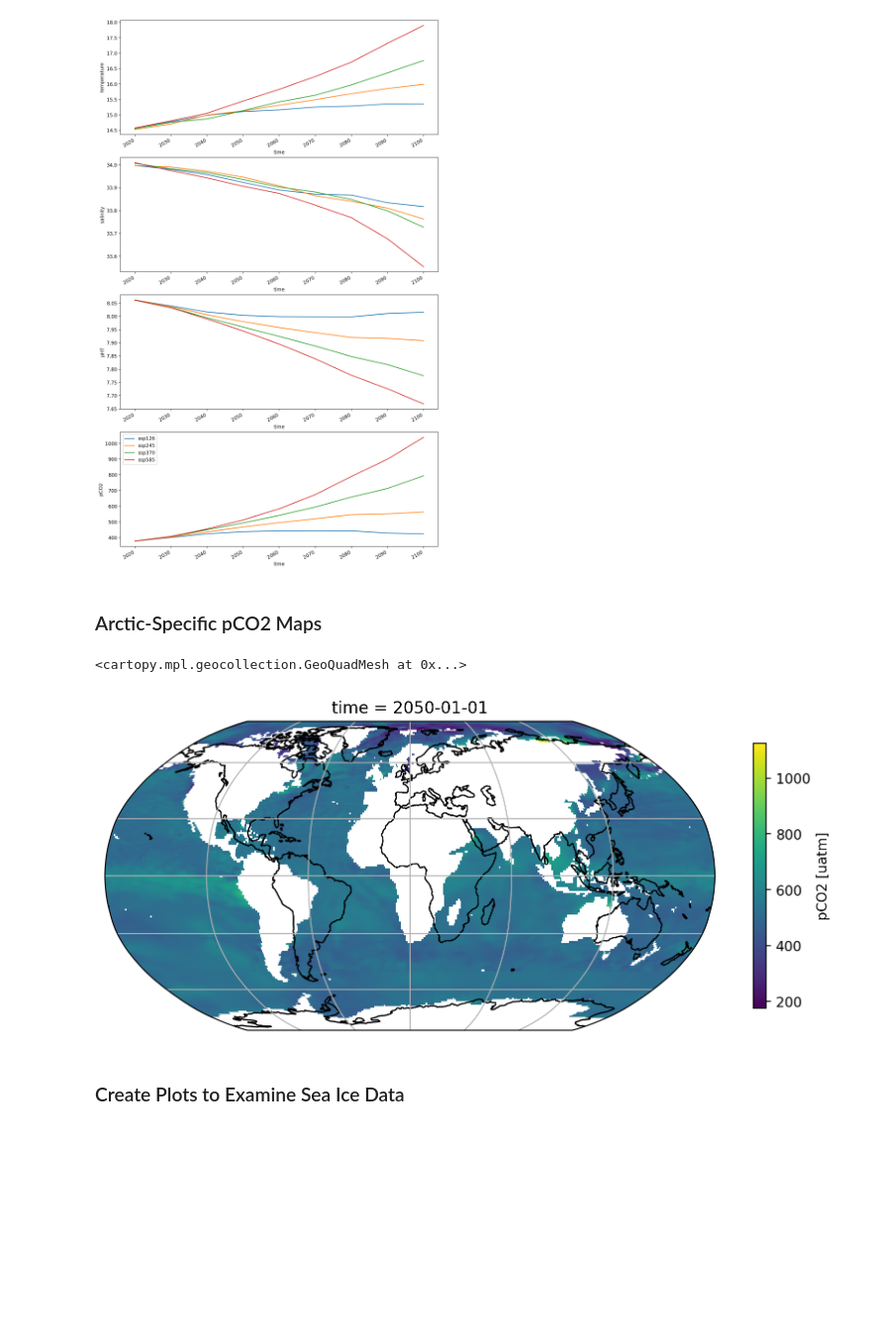
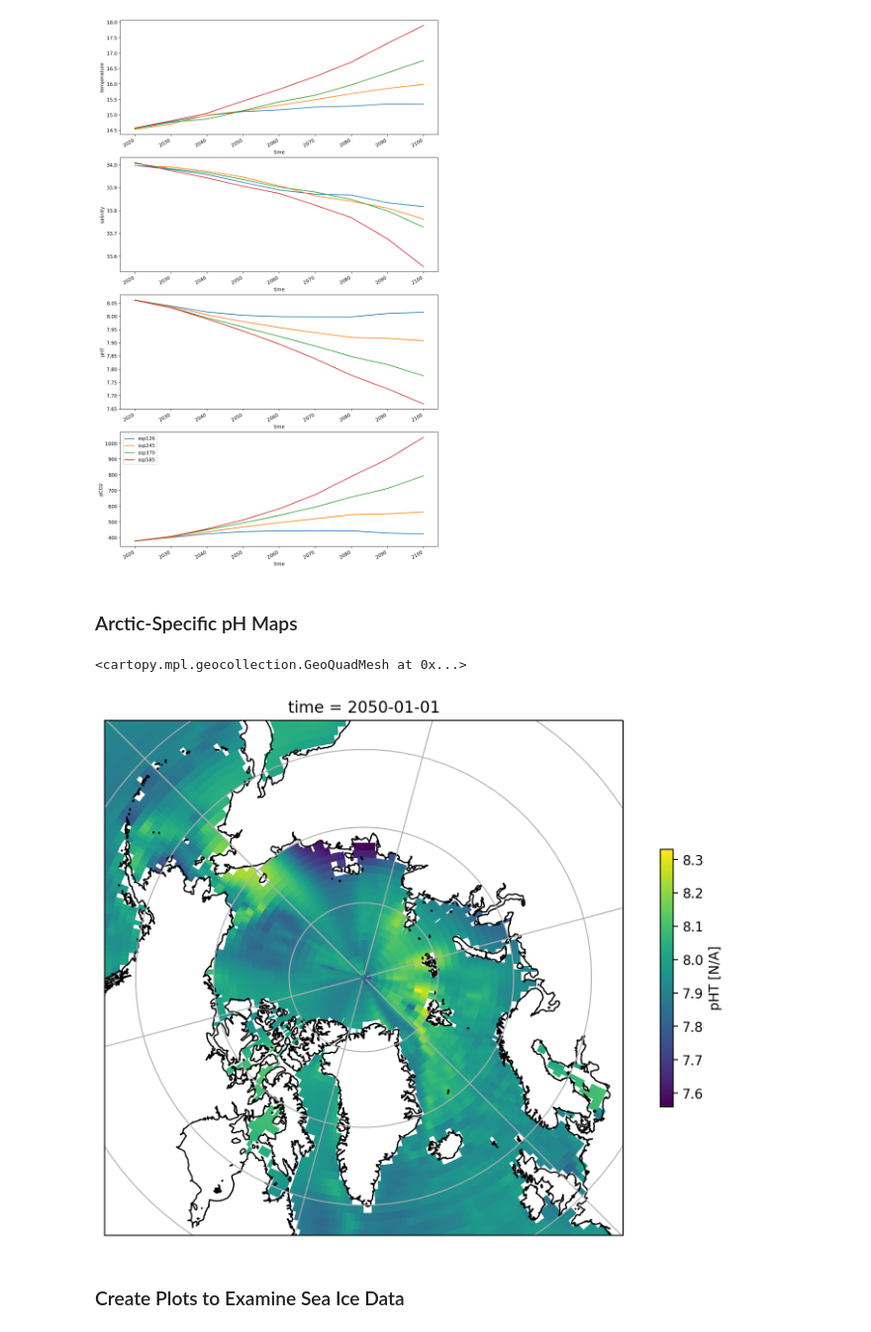
Before and after one commit to juliasimpson97/rces-final-project, a Jupyter notebook: final_project.ipynb, the cells around one changed output. Shown at 99% size. Cells and saved outputs as stored; diff of their text form; code cells hidden in the pictures; blank space fills up the shorter version.

```diff
--- a/final_project.ipynb
+++ b/final_project.ipynb
@@ -140,7 +130,9 @@ for scenario in scenarios:
     latitude = cesm[scenario]['latitude'][:,1].rename({'lat': 'latitude'})
     cesm[scenario] = cesm[scenario].drop(['longitude', 'latitude']).rename({'lat': 'latitude', 'lon': 'longitude'})
     cesm[scenario] = cesm[scenario].assign_coords(longitude=longitude).assign_coords(latitude=latitude)
-    cesm[scenario]['longitude'] = cesm[scenario]['longitude']-20.5
+    cesm[scenario] = cesm[scenario].assign_coords(longitude=(cesm[scenario].longitude-20.5)) #converts from odd [20.5:1:379.5] degree longitude scale to 0 to 359
+    cesm[scenario] = cesm[scenario].assign_coords(longitude=(((cesm[scenario].longitude+180)%360)-180)) #converts from 0 to 359 to -180 to 179
+    cesm[scenario] = cesm[scenario].sortby(cesm[scenario].longitude)
     cesm[scenario]['time'] = pd.to_datetime(cesm[scenario].time, format='%Y')
 # %%
 cesm['ssp126']
@@ -336,19 +328,19 @@ for scenario in scenarios:
 # %% [output]
 [figure]
 # %% [markdown]
-### Arctic-Specific pCO2 Maps
+### Arctic-Specific pH Maps
 # %%
 fig = plt.figure(figsize=(10,7))
-proj_ant = ccrs.Robinson() #ccrs.NorthPolarStereo(central_longitude=-45) #other is -45, to match need 135
+proj_ant = ccrs.NorthPolarStereo(central_longitude=-45) #ccrs.NorthPolarStereo(central_longitude=-45) #other is -45, to match need 135
 ax = plt.axes(projection=proj_ant)
-#ax.set_extent([0, 360, 100, 56], crs=ccrs.PlateCarree()) #100, 56
+ax.set_extent([0, 360, 100, 56], crs=ccrs.PlateCarree()) #100, 56
 ax.coastlines()
 ax.gridlines()
 
-cesm['ssp585'].sel(time='2050').pCO2.plot(cbar_kwargs={'shrink': 0.5},transform=ccrs.PlateCarree())
+cesm['ssp585'].sel(time='2050').pHT.plot(cbar_kwargs={'shrink': 0.5},transform=ccrs.PlateCarree(central_longitude=20.5))
 # %% [output]
 <cartopy.mpl.geocollection.GeoQuadMesh at 0x...>
-[figure, old version]
+[figure, new version]
 # %% [markdown]
 ### Create Plots to Examine Sea Ice Data
 # %%
```
Also changed, not shown: parts of 23 cells of this notebook.
